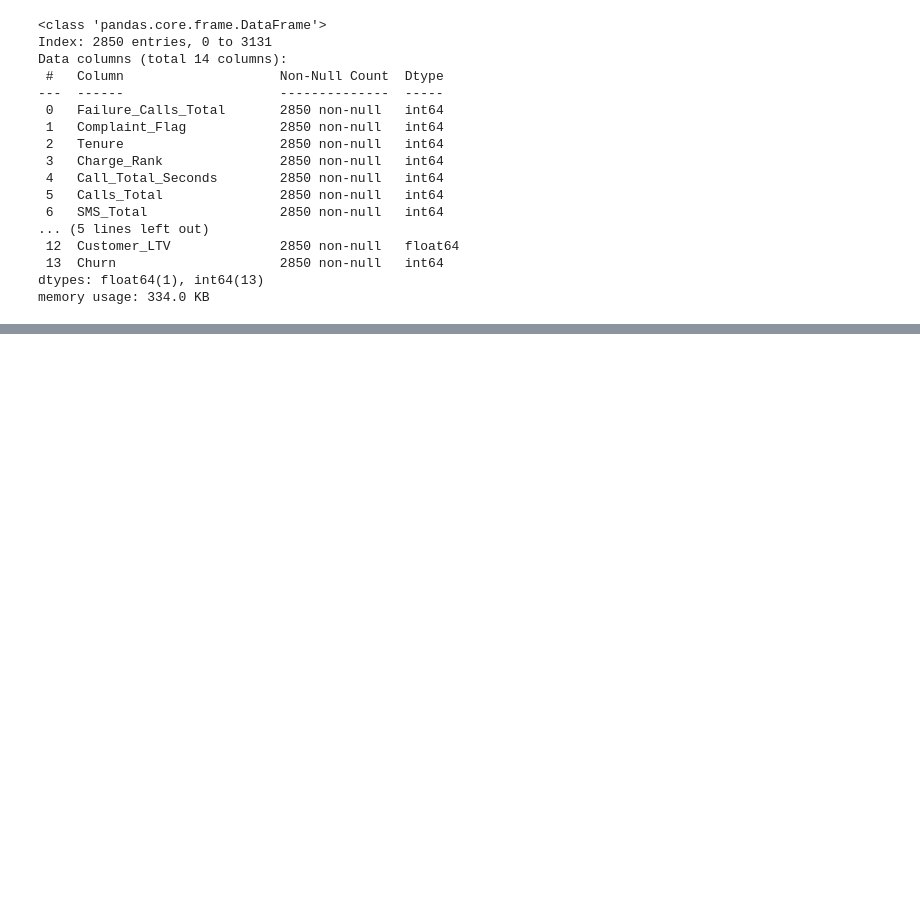
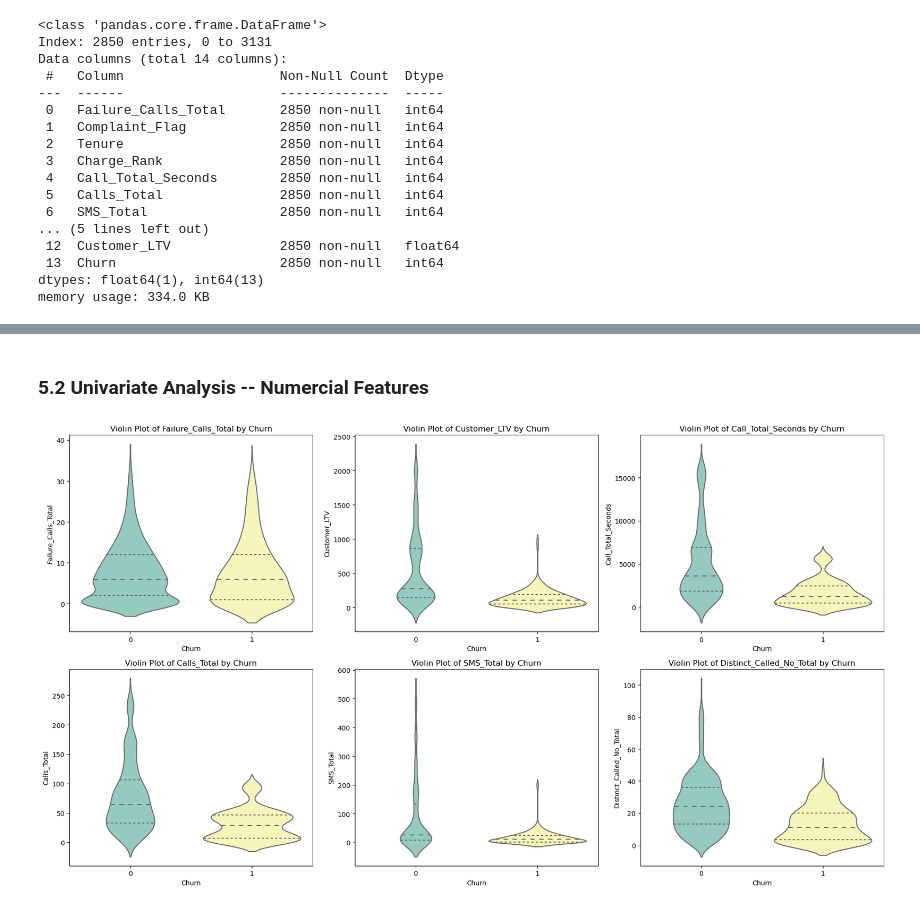
Before and after one commit to FrancisAungThu/TelecomChurnAnalysis, a Jupyter notebook: ChurnAnalysis.ipynb, the cells around one changed output, grey strips where cells are left out. Drawn from its saved outputs; the diff is of its cells as text; code cells hidden in the pictures; blank space fills up the shorter version.

```diff
--- a/ChurnAnalysis.ipynb
+++ b/ChurnAnalysis.ipynb
@@ -229,0 +340,17 @@ ValueError: Could not interpret input 'charge_rank'
+# %% [markdown]
+### 5.2 Univariate Analysis -- Numercial Features
+# %%
+# Violin plots for numerical features by churn status
+fig, axes = plt.subplots(nrows, 3, figsize=(18, 5 * nrows))
+axes = axes.flatten()
+for i, col in enumerate(numerical_features):
+    sns.violinplot(data=df, x=target, y=col, ax=axes[i], palette='Set3', inner='quartile')
+    axes[i].set_title(f'Violin Plot of {col} by Churn')
+    axes[i].set_xlabel('Churn')
+    axes[i].set_ylabel(col)
+for j in range(i+1, len(axes)):
+    fig.delaxes(axes[j])
+plt.tight_layout()
+plt.show()
+# %% [output]
+[figure, added]
```
Also changed, not shown: parts of 33 cells of this notebook.
